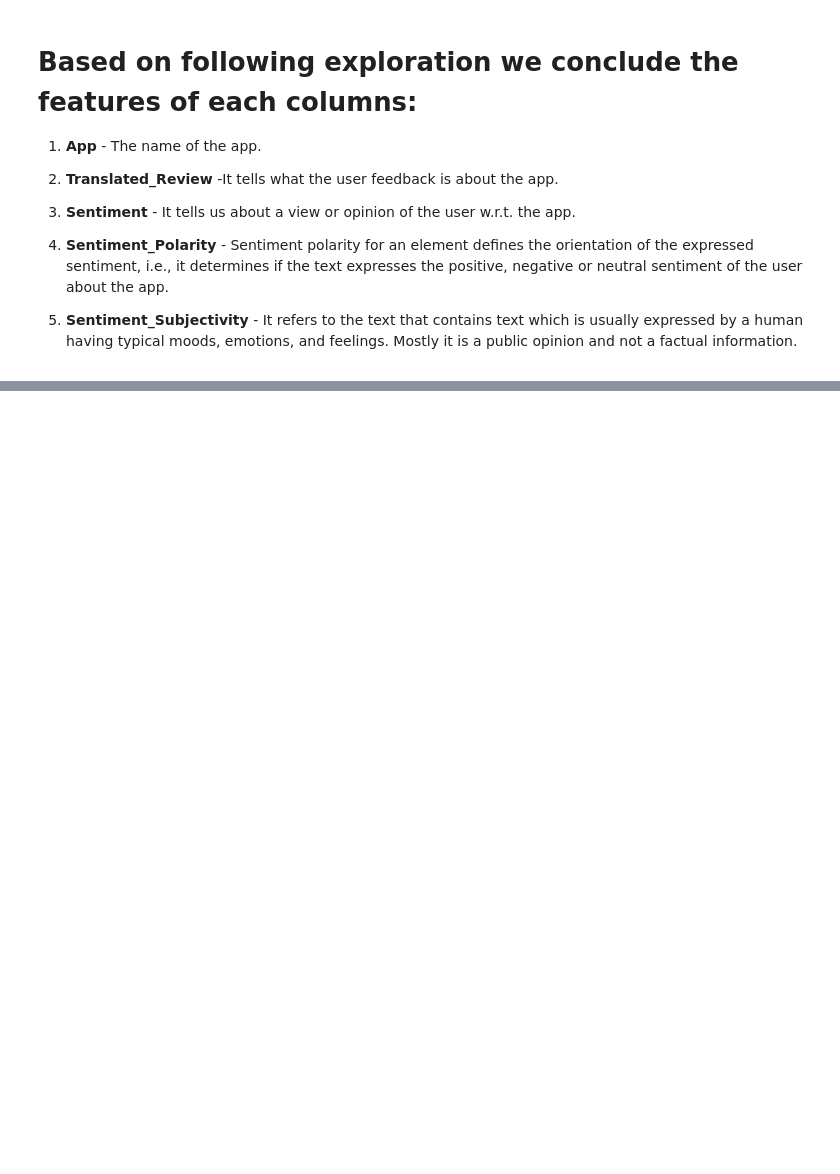
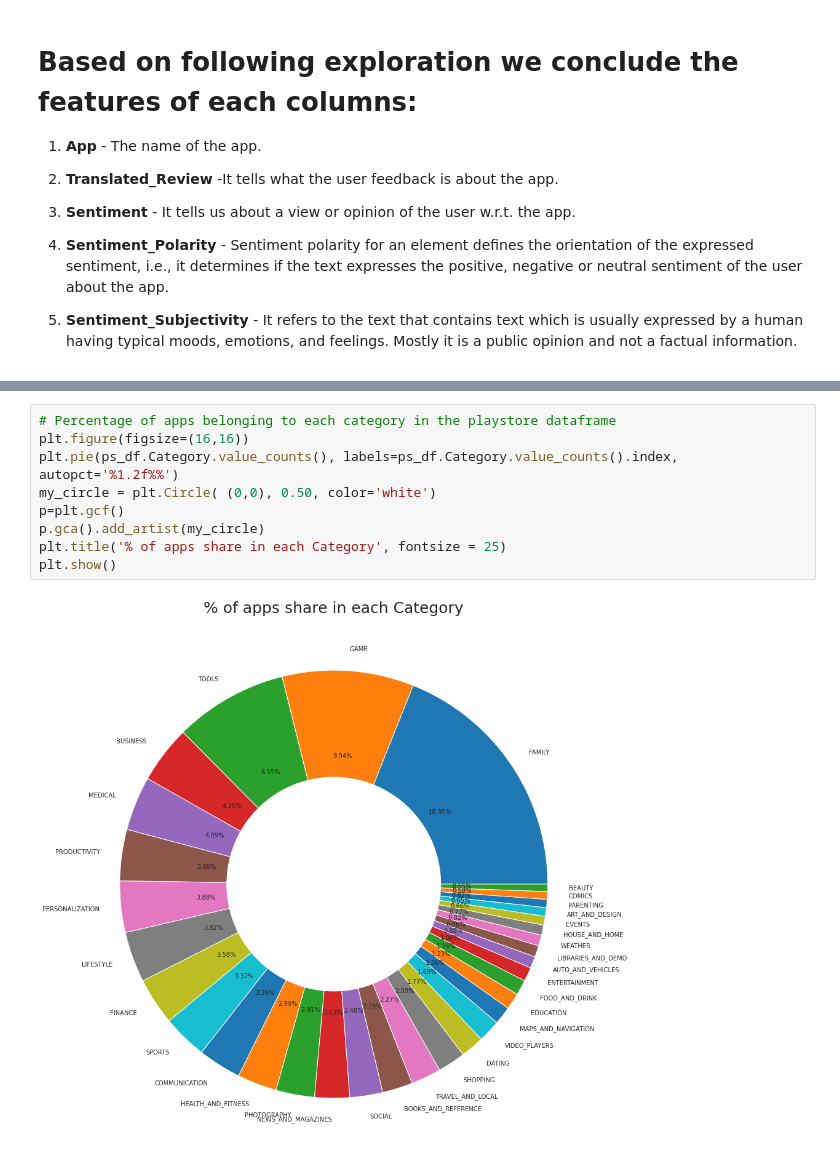
Before and after one commit to Faraz-Khan02/Play-Store-App-Review-Analysis, a Jupyter notebook: Play_Store_App_Review_Analysis_Capstone_Project.ipynb, the cells around one changed output, grey strips where cells are left out. Cells and saved outputs as stored; diff of their text form; blank space fills up the shorter version.

```diff
--- a/Play_Store_App_Review_Analysis_Capstone_Project.ipynb
+++ b/Play_Store_App_Review_Analysis_Capstone_Project.ipynb
@@ -160,0 +525,11 @@ The columns of User reviews dataframe are:
+# %%
+# Percentage of apps belonging to each category in the playstore dataframe
+plt.figure(figsize=(16,16))
+plt.pie(ps_df.Category.value_counts(), labels=ps_df.Category.value_counts().index, autopct='%1.2f%%')
+my_circle = plt.Circle( (0,0), 0.50, color='white')
+p=plt.gcf()
+p.gca().add_artist(my_circle)
+plt.title('% of apps share in each Category', fontsize = 25)
+plt.show()
+# %% [output]
+[figure, added]
```
Also changed, not shown: parts of 41 cells of this notebook.
